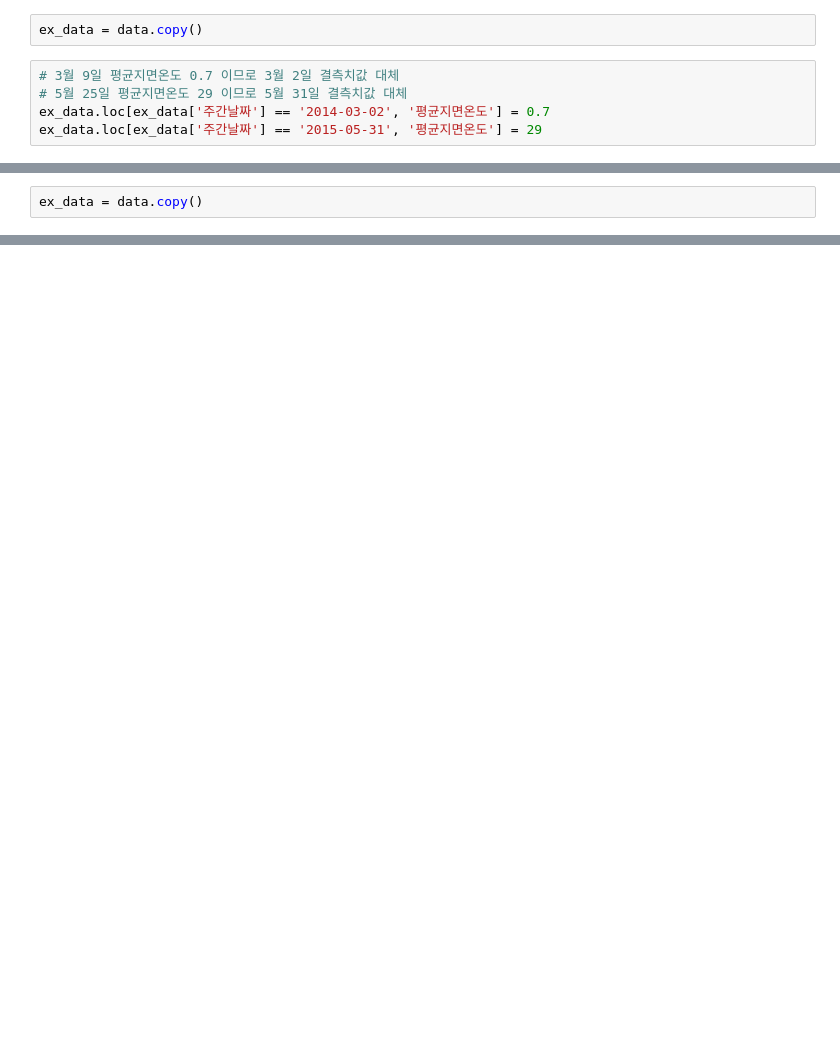
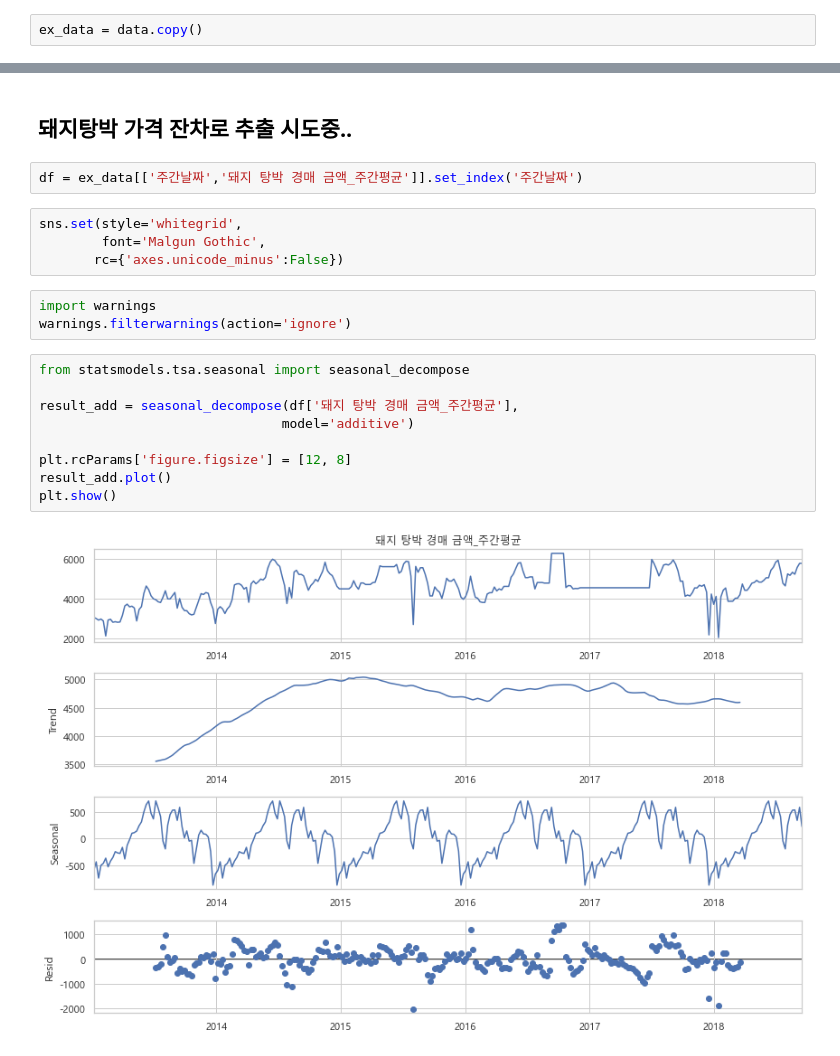
Before and after one commit to DSC-SCH/livestock-solution-project, a Jupyter notebook: eda/add_extra_feature.ipynb, the cells around one changed output, grey strips where cells are left out. Cells and saved outputs as stored; diff of their text form; blank space fills up the shorter version.

```diff
--- a/eda/add_extra_feature.ipynb
+++ b/eda/add_extra_feature.ipynb
@@ -372,7 +366,2 @@ with open(fold_dir+'extra_feature_data.pkl', 'wb') as f:
 # %%
 ex_data = data.copy()
-# %%
-# 3월 9일 평균지면온도 0.7 이므로 3월 2일 결측치값 대체
-# 5월 25일 평균지면온도 29 이므로 5월 31일 결측치값 대체
-ex_data.loc[ex_data['주간날짜'] == '2014-03-02', '평균지면온도'] = 0.7
-ex_data.loc[ex_data['주간날짜'] == '2015-05-31', '평균지면온도'] = 29
@@ -411,2 +367,0 @@ data.head(1)
-# %%
-ex_data = data.copy()
@@ -412,0 +377,22 @@ ex_data = data.copy()
+# %% [markdown]
+## 돼지탕박 가격 잔차로 추출 시도중..
+# %%
+df = ex_data[['주간날짜','돼지 탕박 경매 금액_주간평균']].set_index('주간날짜')
+# %%
+sns.set(style='whitegrid',
+        font='Malgun Gothic',
+       rc={'axes.unicode_minus':False})
+# %%
+import warnings
+warnings.filterwarnings(action='ignore')
+# %%
+from statsmodels.tsa.seasonal import seasonal_decompose
+
+result_add = seasonal_decompose(df['돼지 탕박 경매 금액_주간평균'],
+                               model='additive')
+
+plt.rcParams['figure.figsize'] = [12, 8]
+result_add.plot()
+plt.show()
+# %% [output]
+[figure, added]
```
Also changed, not shown: parts of 26 cells of this notebook.
